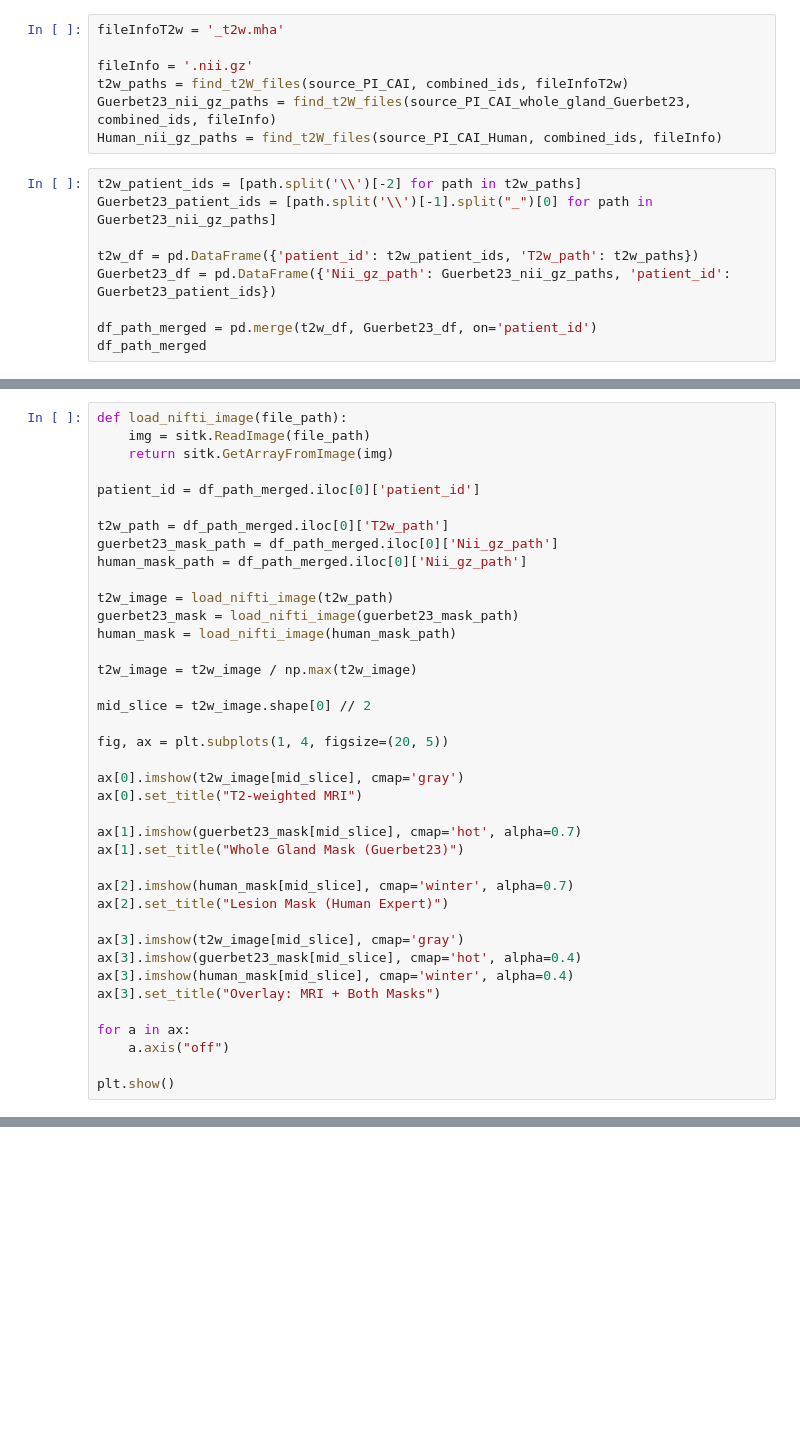
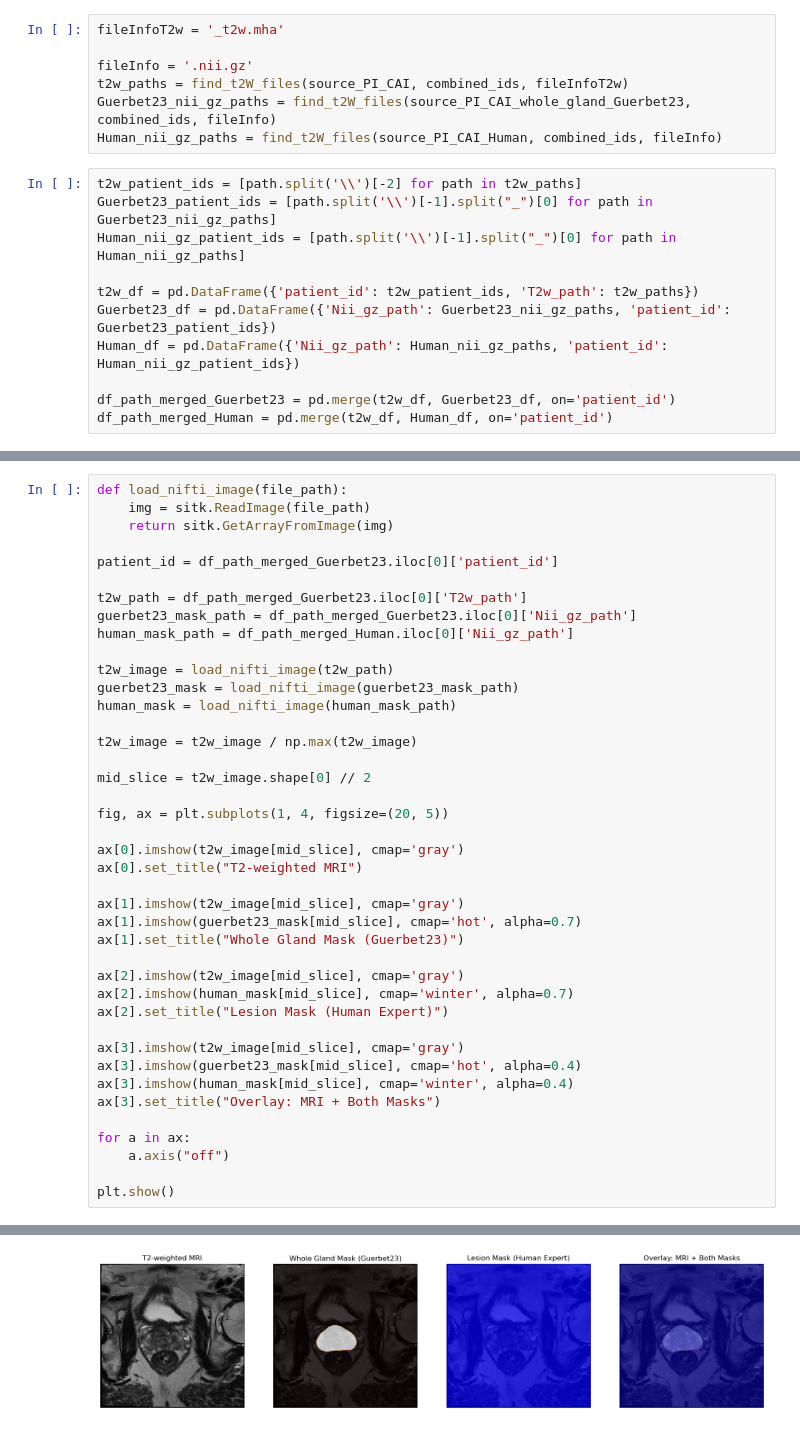
Before and after one commit to GitLars0/picai_bachelor, a Jupyter notebook: Code/filtering.ipynb, the cells around one changed output, grey strips where cells are left out. Cells and saved outputs as stored; diff of their text form; blank space fills up the shorter version.

```diff
--- a/Code/filtering.ipynb
+++ b/Code/filtering.ipynb
@@ -196,9 +194,11 @@ Human_nii_gz_paths = find_t2W_files(source_PI_CAI_Human, combined_ids, fileInfo)
 # %%
 t2w_patient_ids = [path.split('\\')[-2] for path in t2w_paths]
 Guerbet23_patient_ids = [path.split('\\')[-1].split("_")[0] for path in Guerbet23_nii_gz_paths]
+Human_nii_gz_patient_ids = [path.split('\\')[-1].split("_")[0] for path in Human_nii_gz_paths]
 
 t2w_df = pd.DataFrame({'patient_id': t2w_patient_ids, 'T2w_path': t2w_paths})
 Guerbet23_df = pd.DataFrame({'Nii_gz_path': Guerbet23_nii_gz_paths, 'patient_id': Guerbet23_patient_ids})
+Human_df = pd.DataFrame({'Nii_gz_path': Human_nii_gz_paths, 'patient_id': Human_nii_gz_patient_ids})
 
-df_path_merged = pd.merge(t2w_df, Guerbet23_df, on='patient_id')
-df_path_merged
+df_path_merged_Guerbet23 = pd.merge(t2w_df, Guerbet23_df, on='patient_id')
+df_path_merged_Human = pd.merge(t2w_df, Human_df, on='patient_id')
@@ -278,11 +251,11 @@ def load_nifti_image(file_path):
     img = sitk.ReadImage(file_path)
     return sitk.GetArrayFromImage(img)
 
-patient_id = df_path_merged.iloc[0]['patient_id']
+patient_id = df_path_merged_Guerbet23.iloc[0]['patient_id']
 
-t2w_path = df_path_merged.iloc[0]['T2w_path']
-guerbet23_mask_path = df_path_merged.iloc[0]['Nii_gz_path']
-human_mask_path = df_path_merged.iloc[0]['Nii_gz_path']
+t2w_path = df_path_merged_Guerbet23.iloc[0]['T2w_path']
+guerbet23_mask_path = df_path_merged_Guerbet23.iloc[0]['Nii_gz_path']
+human_mask_path = df_path_merged_Human.iloc[0]['Nii_gz_path']
 
 t2w_image = load_nifti_image(t2w_path)
 guerbet23_mask = load_nifti_image(guerbet23_mask_path)
@@ -297,9 +270,11 @@ fig, ax = plt.subplots(1, 4, figsize=(20, 5))
 ax[0].imshow(t2w_image[mid_slice], cmap='gray')
 ax[0].set_title("T2-weighted MRI")
 
+ax[1].imshow(t2w_image[mid_slice], cmap='gray')
 ax[1].imshow(guerbet23_mask[mid_slice], cmap='hot', alpha=0.7)
 ax[1].set_title("Whole Gland Mask (Guerbet23)")
 
+ax[2].imshow(t2w_image[mid_slice], cmap='gray')
 ax[2].imshow(human_mask[mid_slice], cmap='winter', alpha=0.7)
 ax[2].set_title("Lesion Mask (Human Expert)")
 
@@ -328,0 +291 @@ Text(0.5, 1.0, 'Overlay: MRI + Both Masks')
+[figure, added]
```
Also changed, not shown: parts of 10 cells of this notebook, 1 other file.
